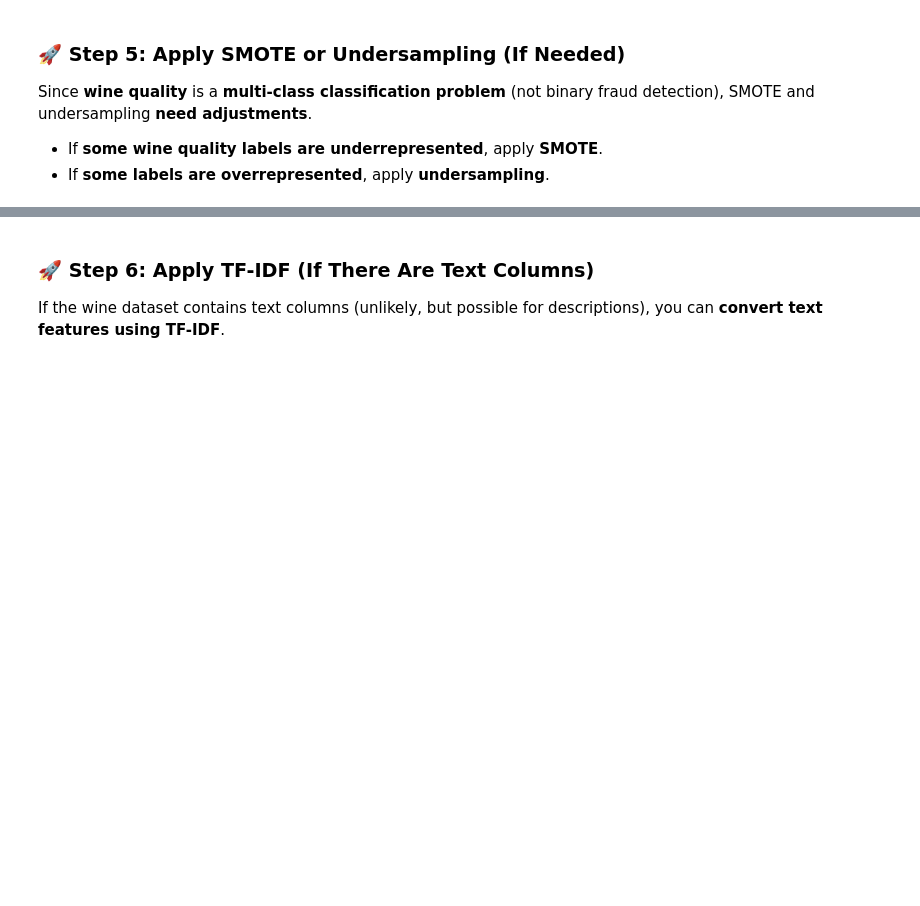
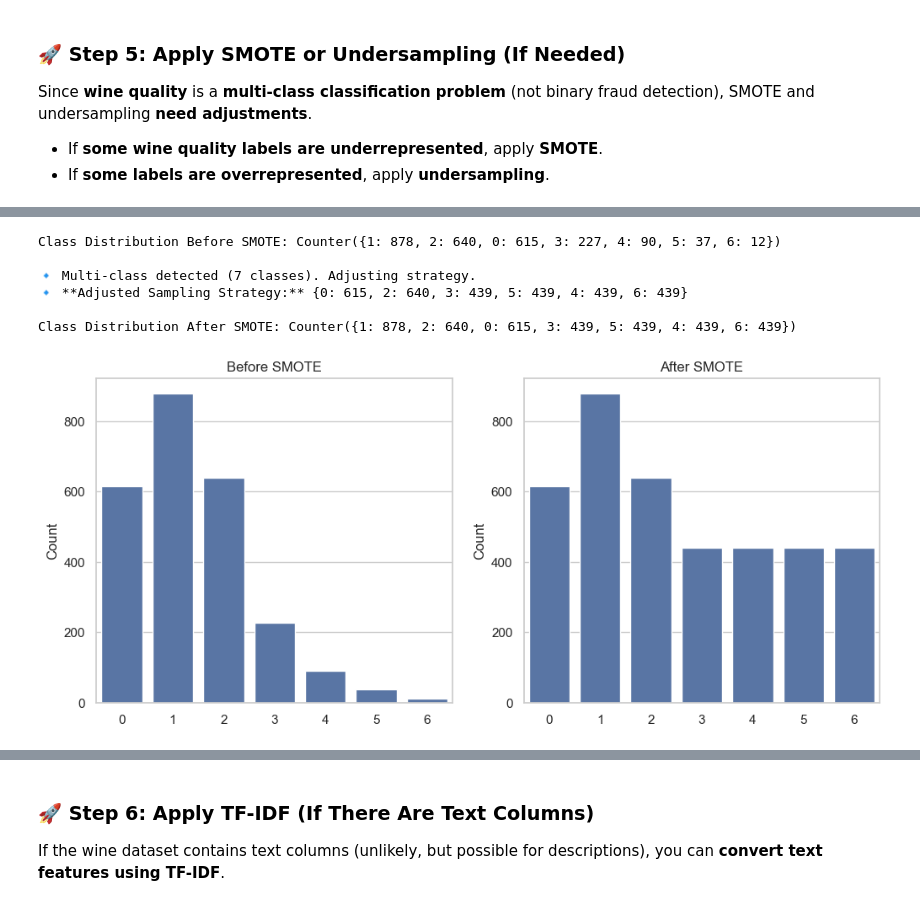
Before and after one commit to guyreuveni33/Tabular-Data-Science-Final-Research-Project, a Jupyter notebook: 21_2_2025_13 (2) (1).ipynb, the cells around one changed output, grey strips where cells are left out. Cells and saved outputs as stored; diff of their text form; code cells hidden in the pictures; blank space fills up the shorter version.

```diff
--- a/21_2_2025_13 (2) (1).ipynb
+++ b/21_2_2025_13 (2) (1).ipynb
@@ -1303,0 +1361,10 @@ y = df[target_column]
+# %%
+import pandas as pd
+import numpy as np
+
+bins = [0, 10000, 20000, 30000, 40000, 50000, 60000, df['price'].max()]
+labels = list(range(len(bins) - 1))
+
+df['price_category'] = pd.cut(df['price'], bins=bins, labels=labels, include_lowest=True)
+
+print(df['price_category'].value_counts().sort_index())
@@ -1304,6 +1381,14 @@ y = df[target_column]
 # %%
 # Apply SMOTE to balance classes
-X_smote, y_smote = apply_smote(X, y, smote_type='ADASYN')
+X_smote, y_smote = apply_smote(X, df['price_category'], smote_type='SMOTE', sampling_strategy=0.5)
+# %% [output]
+Class Distribution Before SMOTE: Counter({1: 878, 2: 640, 0: 615, 3: 227, 4: 90, 5: 37, 6: 12})
+
+🔹 Multi-class detected (7 classes). Adjusting strategy.
+🔹 **Adjusted Sampling Strategy:** {0: 615, 2: 640, 3: 439, 5: 439, 4: 439, 6: 439}
+
+Class Distribution After SMOTE: Counter({1: 878, 2: 640, 0: 615, 3: 439, 5: 439, 4: 439, 6: 439})
+[figure, added]
 # %%
 # Apply undersampling if necessary
 X_balanced, y_balanced = apply_undersampling(X_smote, y_smote)
```
Also changed, not shown: parts of 25 cells of this notebook.
